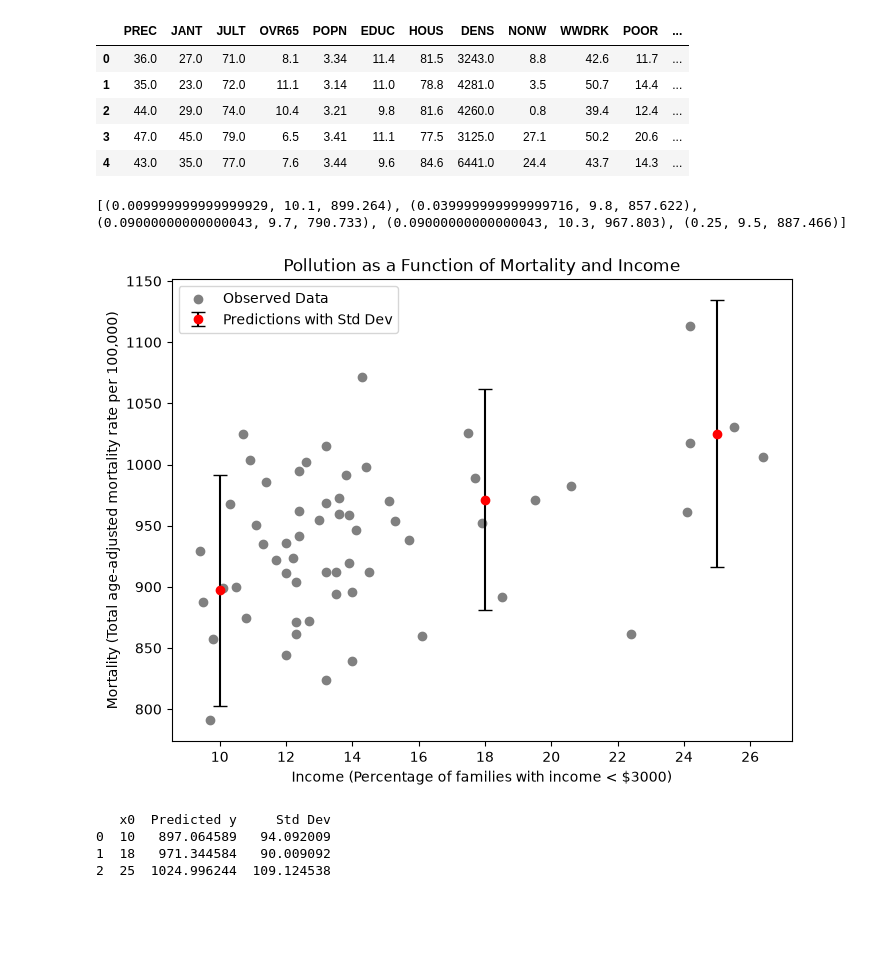
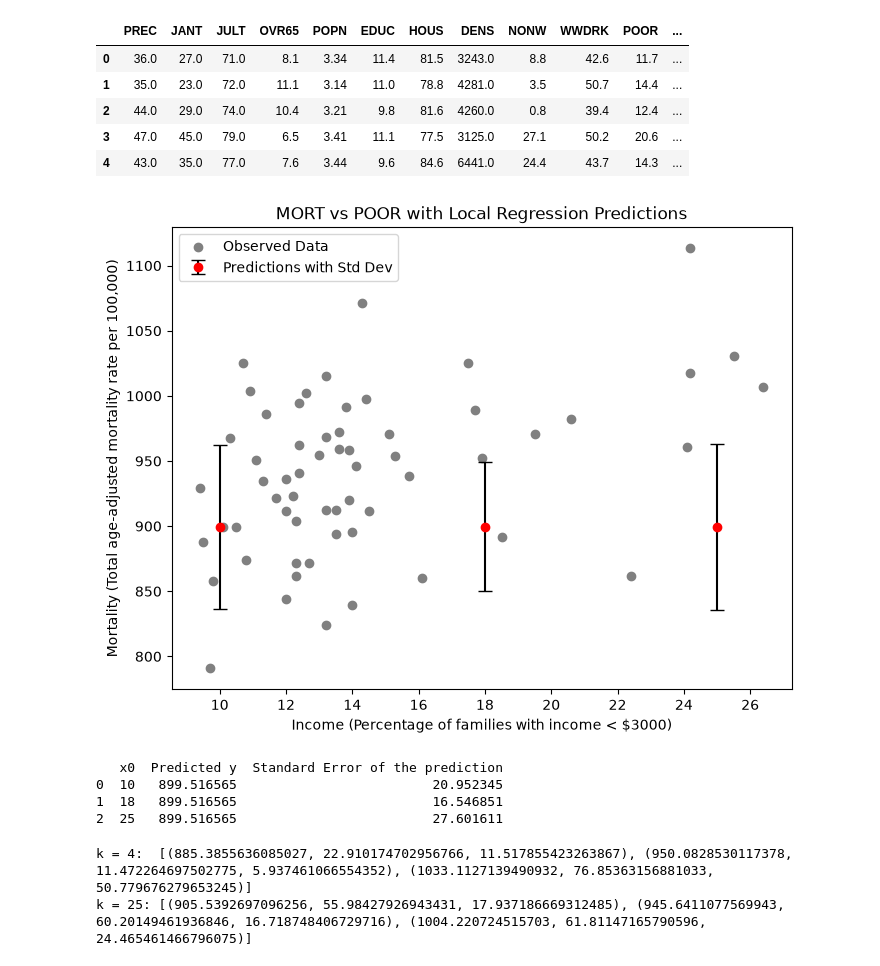
Before and after one commit to jenny-pom/BERN_02, a Jupyter notebook: Exercise_1/notebooks/exercise_1.ipynb, the cells around one changed output. Drawn from its saved outputs; the diff is of its cells as text; code cells hidden in the pictures; blank space fills up the shorter version.

```diff
--- a/Exercise_1/notebooks/exercise_1.ipynb
+++ b/Exercise_1/notebooks/exercise_1.ipynb
@@ -28,7 +31,7 @@ pollution_df.head()
 def local_x(x, y, x0, k):
     """
     Find the closest points to x0 by calculating the squared distance between each point in x and x0.
-    k is the number of closest points to return also known as the bandwidth.
+    k is the number of x closest points to x0 to return.
     The function returns a list of tuples containing the squared distance and the x and y coordinates for the k closest points.
     """
     # make a empty list for storing the squared distances between each point in x and x0 and the coordinates of the points in x and y
@@ -39,12 +42,7 @@ def local_x(x, y, x0, k):
         y_value = float(y[i])
         x_value = float(x[i])
         squared_distances_list.append((squared_distance, x_value, y_value))
-    # sort list by the squared distances
+    # sort list by the squared distances so that the closest points are at the beginning of the list
     squared_distances_list.sort()
     # return the k closest points
     return squared_distances_list[:k]
-# %%
-# Just trying it out but I should definitely think about how to set k
-print(local_x(pollution_df['POOR'], pollution_df['MORT'], 10, 5))
-# %% [output]
-[(0.009999999999999929, 10.1, 899.264), (0.039999999999999716, 9.8, 857.622), (0.09000000000000043, 9.7, 790.733), (0.09000000000000043, 10.3, 967.803), (0.25, 9.5, 887.466)]
@@ -72,6 +57,23 @@ def optimize_sum_of_squares(beta, x_closest, y_closest, weights):
     # calculate the sum of squares
     eq = weights * (y_closest - (beta_0 + beta_1 * x_closest)) ** 2
     return(eq.sum())
+# %%
+def weight_function(x_closest, x0):
+    """
+    Calculate the weights for each point in x based on the distance from x0 using a Gaussian kernel (function found online).
+    """
+    # compute the physical distance on the x-axis for each local point
+    distances = np.abs(x_closest - x0)
+
+    # compute the distance to the furthest of the k neighbors
+    d_max = np.max(distances)
+
+    if d_max == 0:
+        return np.ones_like(distances)
+
+    # Gaussian kernel normalized by d_max
+    weights = np.exp(-0.5 * (distances / d_max) ** 2)
+    return weights
 # %%
 def local_regression(x, y, x0, k):
     """
@@ -108,33 +124,50 @@ def local_regression(x, y, x0, k):
 # %%
 # Output the predicted value of y at x0 and the standard deviation of the residuals for each x0 in X0
 # Also plot the data with the predicted values and the standard deviation of the residuals as error bars
 
-# x0 values to predict
+# choosen x0 values to predict and set k value to 5
 X0 =[10,18,25]
-# Get the predicted values and standard deviations for each x0 in X0
-predictions = local_regression(pollution_df['POOR'], pollution_df['MORT'], X0, 5)
-# Get the standard deviations for each prediction
-std_devs = [pred[1] for pred in predictions]
+k_val = 5
+
+# call the local_regression function
+results = local_regression(pollution_df['POOR'], pollution_df['MORT'], X0, k_val)
+
+# get the predicted values, standard deviations and standard errors for predictions
+predictions = [results[0] for result in results]
+std_devs = [result[1] for result in results]
+SE_y_hats = [result[2] for result in results]
+
 
 # Plot the data with the predicted values and the standard deviation of the residuals as error bars
 plt.figure(figsize=(8,6))
-plt.title("Pollution as a Function of Mortality and Income")
+plt.title("MORT vs POOR with Local Regression Predictions")
 plt.scatter(pollution_df['POOR'], pollution_df['MORT'], label='Observed Data', color='gray')
 # set the x axis to be only whole numbers
 plt.xticks(np.arange(0, 31, 2))
 plt.errorbar(X0, [pred[0] for pred in predictions], yerr=std_devs, fmt='o', color='red', ecolor='black', capsize=5, label='Predictions with Std Dev')
 plt.xlabel("Income (Percentage of families with income < $3000)")
 plt.ylabel("Mortality (Total age-adjusted mortality rate per 100,000)")
 plt.legend()
 plt.show()
 
 # Print the predicted values and standard deviations for each x0 in X0 as a table
-results_df = pd.DataFrame({'x0': X0, 'Predicted y': [pred[0] for pred in predictions], 'Std Dev': std_devs})
+results_df = pd.DataFrame({'x0': X0, 'Predicted y': [pred[0] for pred in predictions], 'Standard Error of the prediction': SE_y_hats})
 print(results_df)
-test = local_regression(pollution_df['POOR'], pollution_df['MORT'], X0, 5)
 # %% [output]
-[figure, old version]
+[figure, new version]
-   x0  Predicted y     Std Dev
-0  10   897.064589   94.092009
-1  18   971.344584   90.009092
-2  25  1024.996244  109.124538
+   x0  Predicted y  Standard Error of the prediction
+0  10   899.516565                         20.952345
+1  18   899.516565                         16.546851
+2  25   899.516565                         27.601611
+# %%
+# Look at the effect of changing k on the predicted values and standard deviations for each x0 in X0
+# How to choose k?
+# The choice of k is a trade-off between bias and variance.
+# A smaller k will result in a model that is more flexible and can capture more local patterns in the data, but it may also be more sensitive to noise and outliers.
+# A larger k will result in a smoother model that is less sensitive to noise, but it may also miss some local patterns in the data.
+# In practice, k is often chosen using cross-validation or other model selection techniques.
+print("k = 4: ", local_regression(pollution_df['POOR'], pollution_df['MORT'], [10, 18, 25], k=4))
+print("k = 25:", local_regression(pollution_df['POOR'], pollution_df['MORT'], [10, 18, 25], k=25))
+# %% [output]
+k = 4:  [(885.3855636085027, 22.910174702956766, 11.517855423263867), (950.0828530117378, 11.472264697502775, 5.937461066554352), (1033.1127139490932, 76.85363156881033, 50.779676279653245)]
+k = 25: [(905.5392697096256, 55.98427926943431, 17.937186669312485), (945.6411077569943, 60.20149461936846, 16.718748406729716), (1004.220724515703, 61.81147165790596, 24.465461466796075)]
```
Also changed, not shown: parts of 5 cells of this notebook, 3 other files.
